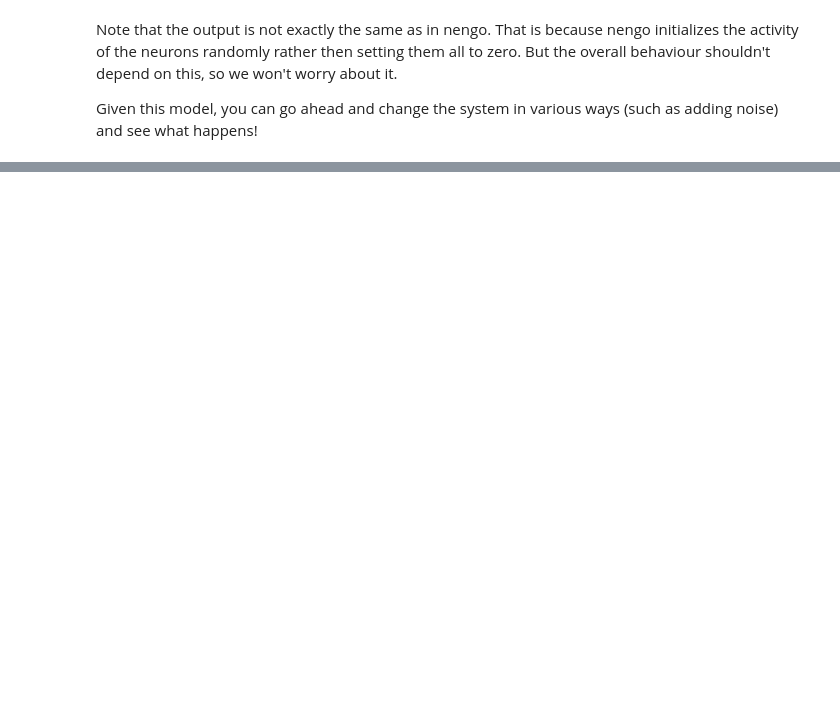
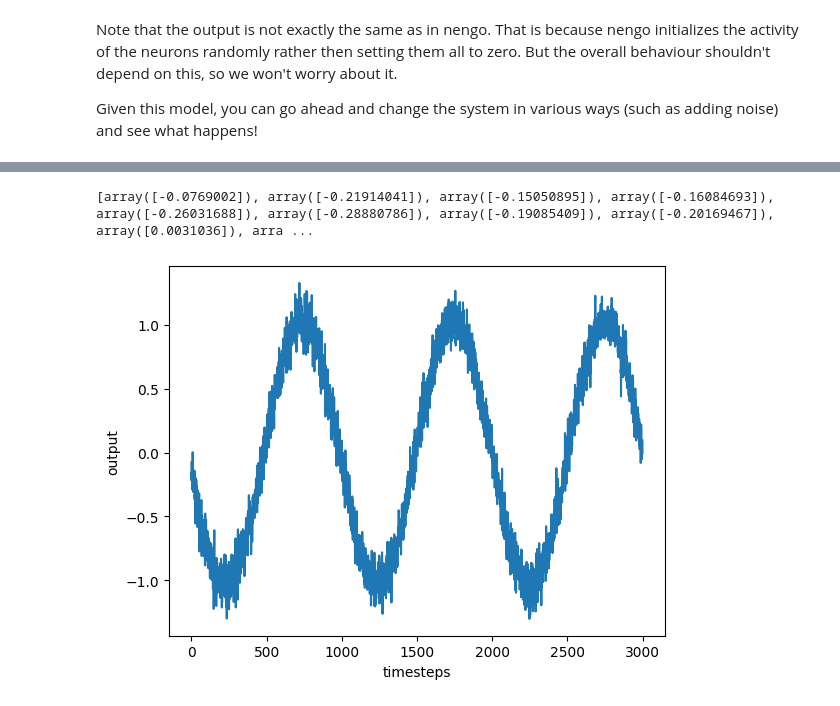
Before and after one commit to mr-nudo/neuronModels1, a Jupyter notebook: Building_an_Oscillator_(nengo_to_numpy).ipynb, the cells around one changed output, grey strips where cells are left out. Cells and saved outputs as stored; diff of their text form; code cells hidden in the pictures; blank space fills up the shorter version.

```diff
--- a/Building_an_Oscillator_(nengo_to_numpy).ipynb
+++ b/Building_an_Oscillator_(nengo_to_numpy).ipynb
@@ -138,0 +200,26 @@ Given this model, you can go ahead and change the system in various ways (such a
+# %%
+# Function to add output noise
+def add_output_noise(x, scale=0.1):
+    return x + np.random.normal(scale=scale, size=x.shape)
+
+# Add noise to output weights
+w_output_noisy = add_output_noise(w_output)
+
+data_out_noisy = []  # for storing output data with noise
+
+for i in range(3000):
+    a = rectified_linear(I_syn)  # neuron activity
+    I = bias + w_recurrent @ a  # total input without noise
+    I_syn += alpha * (I - I_syn)  # low-pass filter without noise
+
+    out_noisy = add_output_noise(w_output @ a)  # output with noise
+    data_out_noisy.append(out_noisy)  # record the output with noise
+
+print(data_out_noisy)
+plt.plot(data_out_noisy)
+plt.xlabel('timesteps')
+plt.ylabel('output')
+plt.show()
+# %% [output]
+[array([-0.0769002]), array([-0.21914041]), array([-0.15050895]), array([-0.16084693]), array([-0.26031688]), array([-0.28880786]), array([-0.19085409]), array([-0.20169467]), array([0.0031036]), arra ...
+[figure, added]
```
Also changed, not shown: parts of 5 cells of this notebook.
